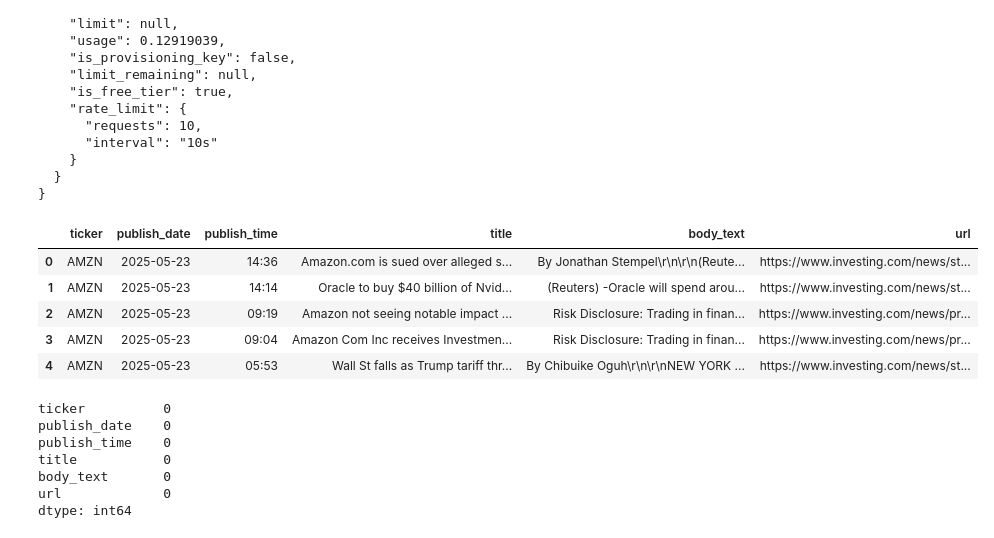
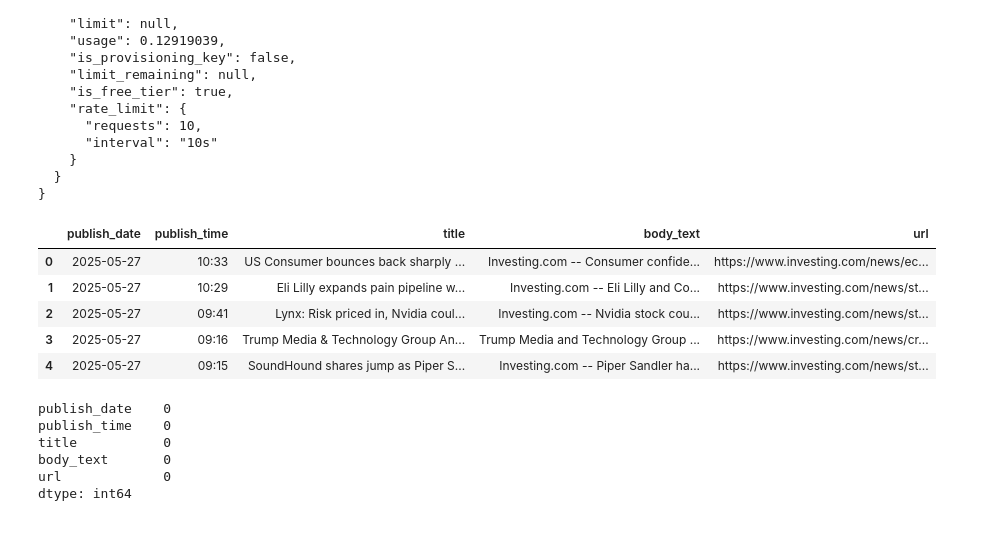
Before and after one commit to Takedaxz/Stock-Analysis, a Jupyter notebook: SentimentAnalysis/GPT/DeepSeekNewsAnalysis.ipynb, the cells around one changed output. Saved outputs shown, nothing was run; the diff lists cells and outputs as text; code cells hidden in the pictures.

```diff
--- a/SentimentAnalysis/GPT/DeepSeekNewsAnalysis.ipynb
+++ b/SentimentAnalysis/GPT/DeepSeekNewsAnalysis.ipynb
@@ -78,21 +78,20 @@ Please provide your analysis in the following format:
 **Reasoning for Importance:**
 [Brief explanation (1-2 sentences) of why you assigned this importance score, referencing specific details from the article that would impact the stock.]"""
 # %%
-df = pd.read_csv("../../DataCollection/Data/News/AMZN_2025-05-26_13-36-10.csv")
+df = pd.read_csv("../../DataCollection/Data/Trending/2025-05-27_22-43-20.csv")
 display(df.head())
 # %% [output]
-|  | ticker | publish_date | publish_time | title | body_text | url |
-| 0 | AMZN | 2025-05-23 | 14:36 | Amazon.com is sued over alleged s... | By Jonathan Stempel\r\n\r\n(Reute... | https://www.investing.com/news/st... |
-| 1 | AMZN | 2025-05-23 | 14:14 | Oracle to buy $40 billion of Nvid... | (Reuters) -Oracle will spend arou... | https://www.investing.com/news/st... |
-| 2 | AMZN | 2025-05-23 | 09:19 | Amazon not seeing notable impact ... | Risk Disclosure: Trading in finan... | https://www.investing.com/news/pr... |
-| 3 | AMZN | 2025-05-23 | 09:04 | Amazon Com Inc receives Investmen... | Risk Disclosure: Trading in finan... | https://www.investing.com/news/pr... |
-| 4 | AMZN | 2025-05-23 | 05:53 | Wall St falls as Trump tariff thr... | By Chibuike Oguh\r\n\r\nNEW YORK ... | https://www.investing.com/news/st... |
+|  | publish_date | publish_time | title | body_text | url |
+| 0 | 2025-05-27 | 10:33 | US Consumer bounces back sharply ... | Investing.com -- Consumer confide... | https://www.investing.com/news/ec... |
+| 1 | 2025-05-27 | 10:29 | Eli Lilly expands pain pipeline w... | Investing.com -- Eli Lilly and Co... | https://www.investing.com/news/st... |
+| 2 | 2025-05-27 | 09:41 | Lynx: Risk priced in, Nvidia coul... | Investing.com -- Nvidia stock cou... | https://www.investing.com/news/st... |
+| 3 | 2025-05-27 | 09:16 | Trump Media & Technology Group An... | Trump Media and Technology Group ... | https://www.investing.com/news/cr... |
+| 4 | 2025-05-27 | 09:15 | SoundHound shares jump as Piper S... | Investing.com -- Piper Sandler ha... | https://www.investing.com/news/st... |
 # %%
 df["title"] = df["title"].astype(str)
 df["body_text"] = df["body_text"].astype(str)
 df.isnull().sum()
 # %% [output]
-ticker          0
 publish_date    0
 publish_time    0
 title           0
```
Also changed, not shown: parts of 8 cells of this notebook, 21 other files.
